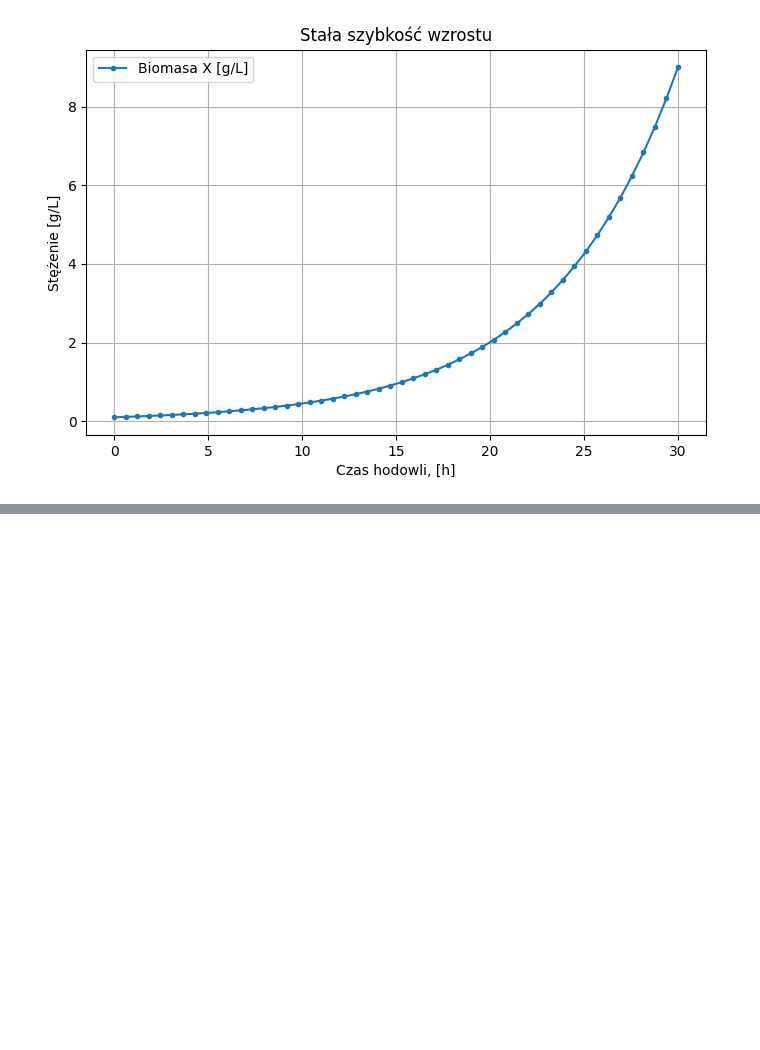
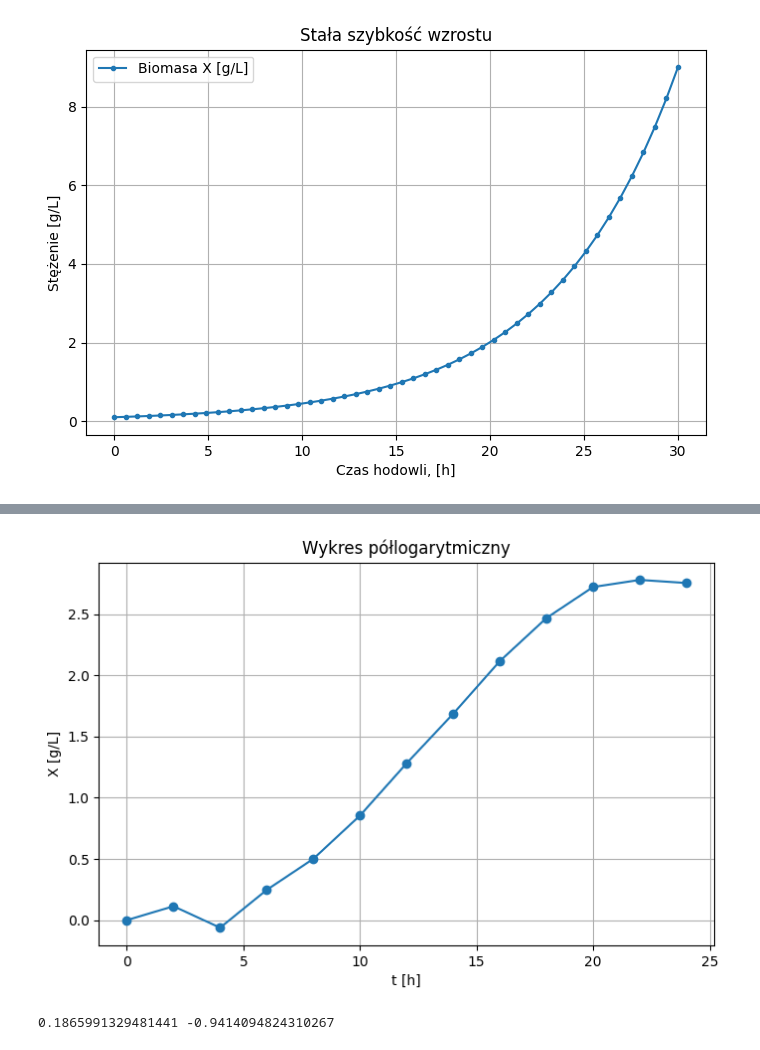
Before and after one commit to sbednarz/ModelowanieProcesowBiotechnologicznych2026, a Jupyter notebook: kinetyka_bioprocesów/02 modele wzrostu podstawy.ipynb, the cells around one changed output, grey strips where cells are left out. Saved outputs shown, nothing was run; the diff lists cells and outputs as text; code cells hidden in the pictures; blank space fills up the shorter version.

```diff
--- a/kinetyka_bioprocesów/02 modele wzrostu podstawy.ipynb
+++ b/kinetyka_bioprocesów/02 modele wzrostu podstawy.ipynb
@@ -318,0 +499,16 @@ gdzie $t_d$ oznacza **czas podwojenia biomasy**.
+# %%
+plt.figure(figsize=(8, 5))
+plt.plot(t, np.log(X/X[0]), 'o-')
+plt.xlabel("t [h]")
+plt.ylabel("X [g/L]")
+plt.title("Wykres półlogarytmiczny")
+plt.grid(True, which="both")
+plt.show()
+# %% [output]
+[figure, added]
+# %%
+mask = (t >= 5) & (t <= 20)
+mu0,b = np.polyfit(t[mask], np.log(X[mask]/X[0]), 1)
+print(mu0,b)
+# %% [output]
+0.1865991329481441 -0.9414094824310267
```
Also changed, not shown: parts of 14 cells of this notebook.
